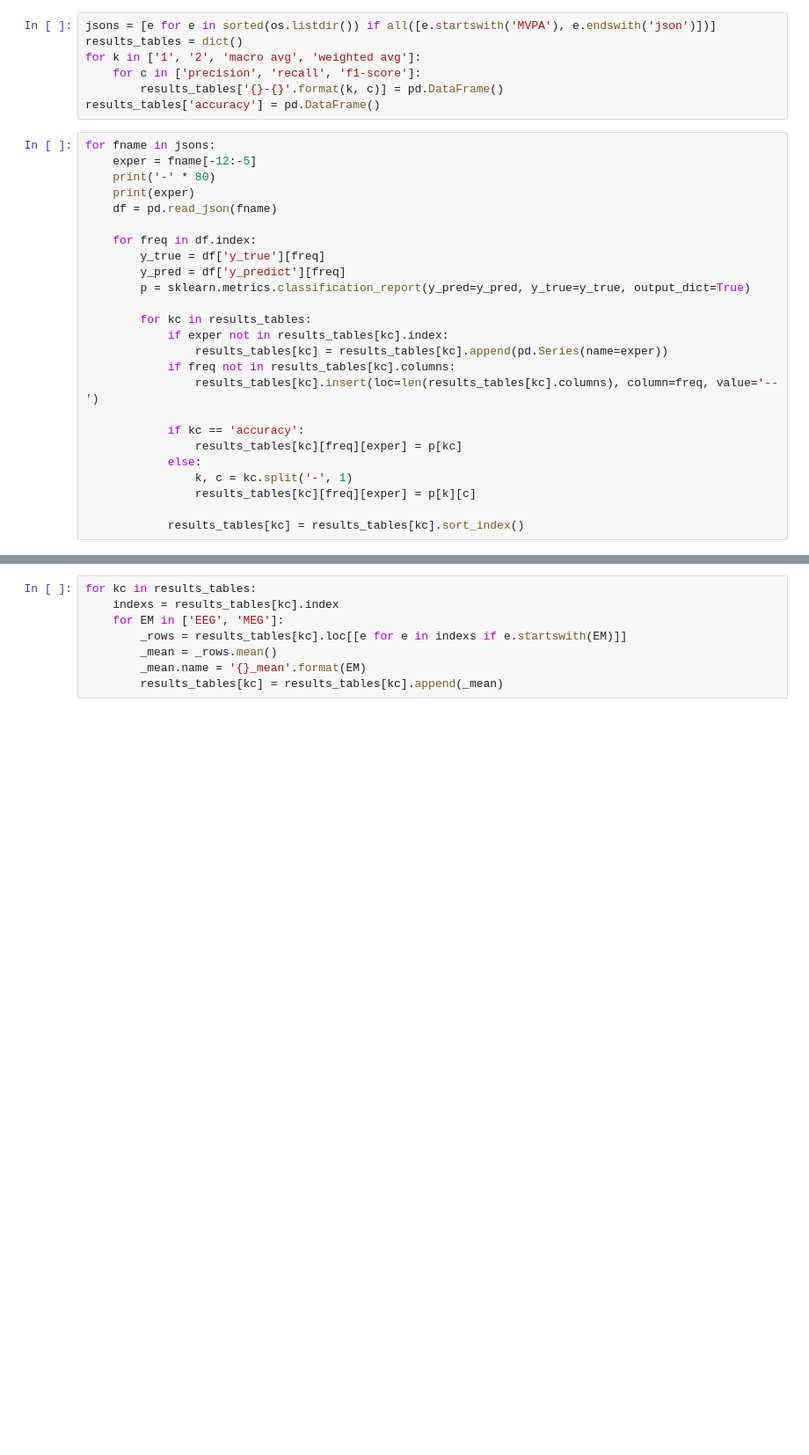
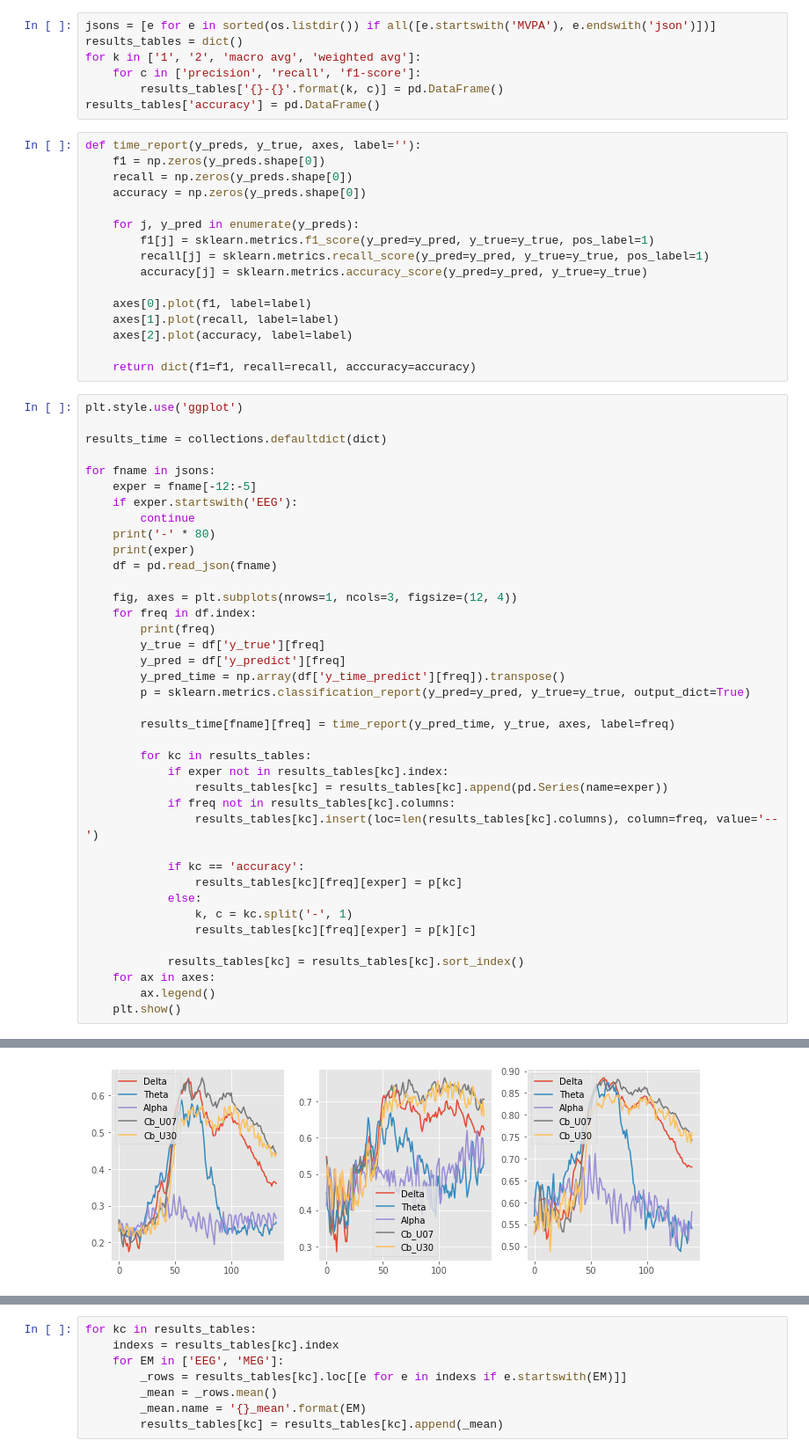
Before and after one commit to listenzcc/RSVP_MEG_freshstart_v1, a Jupyter notebook: report_MVPA.ipynb, the cells around one changed output, grey strips where cells are left out. Shown at 88% size. Saved outputs shown, nothing was run; the diff lists cells and outputs as text; blank space fills up the shorter version.

```diff
--- a/report_MVPA.ipynb
+++ b/report_MVPA.ipynb
@@ -11,17 +12,44 @@ for k in ['1', '2', 'macro avg', 'weighted avg']:
     for c in ['precision', 'recall', 'f1-score']:
         results_tables['{}-{}'.format(k, c)] = pd.DataFrame()
 results_tables['accuracy'] = pd.DataFrame()
+# %%
+def time_report(y_preds, y_true, axes, label=''):
+    f1 = np.zeros(y_preds.shape[0])
+    recall = np.zeros(y_preds.shape[0])
+    accuracy = np.zeros(y_preds.shape[0])
+
+    for j, y_pred in enumerate(y_preds):
+        f1[j] = sklearn.metrics.f1_score(y_pred=y_pred, y_true=y_true, pos_label=1)
+        recall[j] = sklearn.metrics.recall_score(y_pred=y_pred, y_true=y_true, pos_label=1)
+        accuracy[j] = sklearn.metrics.accuracy_score(y_pred=y_pred, y_true=y_true)
+
+    axes[0].plot(f1, label=label)
+    axes[1].plot(recall, label=label)
+    axes[2].plot(accuracy, label=label)
+
+    return dict(f1=f1, recall=recall, acccuracy=accuracy)
 # %%
+plt.style.use('ggplot')
+
+results_time = collections.defaultdict(dict)
+
 for fname in jsons:
     exper = fname[-12:-5]
+    if exper.startswith('EEG'):
+        continue
     print('-' * 80)
     print(exper)
     df = pd.read_json(fname)
 
+    fig, axes = plt.subplots(nrows=1, ncols=3, figsize=(12, 4))
     for freq in df.index:
+        print(freq)
         y_true = df['y_true'][freq]
         y_pred = df['y_predict'][freq]
+        y_pred_time = np.array(df['y_time_predict'][freq]).transpose()
         p = sklearn.metrics.classification_report(y_pred=y_pred, y_true=y_true, output_dict=True)
+
+        results_time[fname][freq] = time_report(y_pred_time, y_true, axes, label=freq)
 
         for kc in results_tables:
             if exper not in results_tables[kc].index:
@@ -36,5 +64,8 @@ for fname in jsons:
                 results_tables[kc][freq][exper] = p[k][c]
 
             results_tables[kc] = results_tables[kc].sort_index()
+    for ax in axes:
+        ax.legend()
+    plt.show()
 # %% [output]
 --------------------------------------------------------------------------------
@@ -56,0 +78 @@ MEG_S10
+[figure, added]
```
Also changed, not shown: parts of 3 cells of this notebook, 1 other file.
